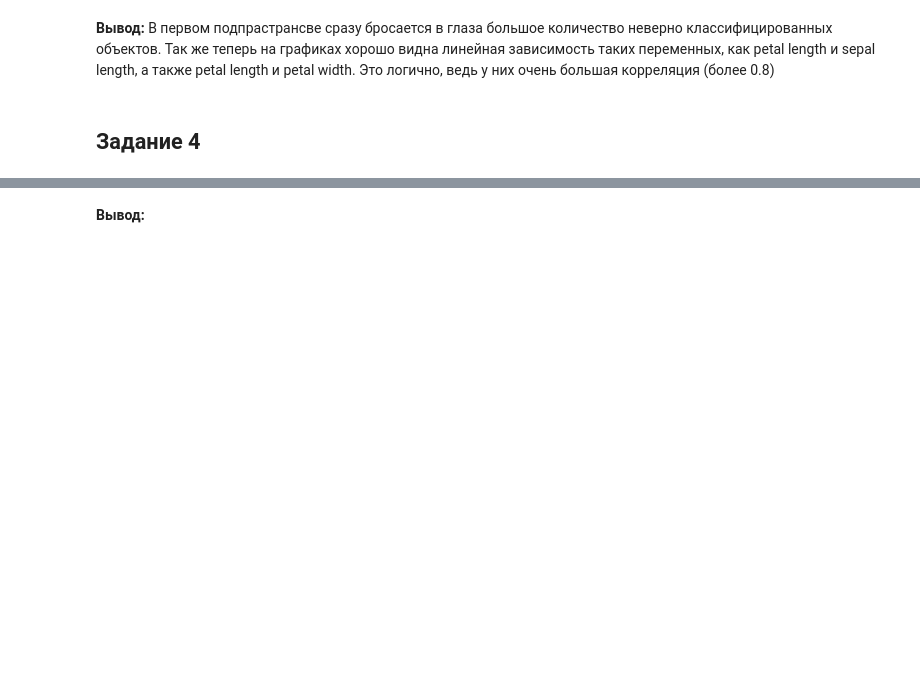
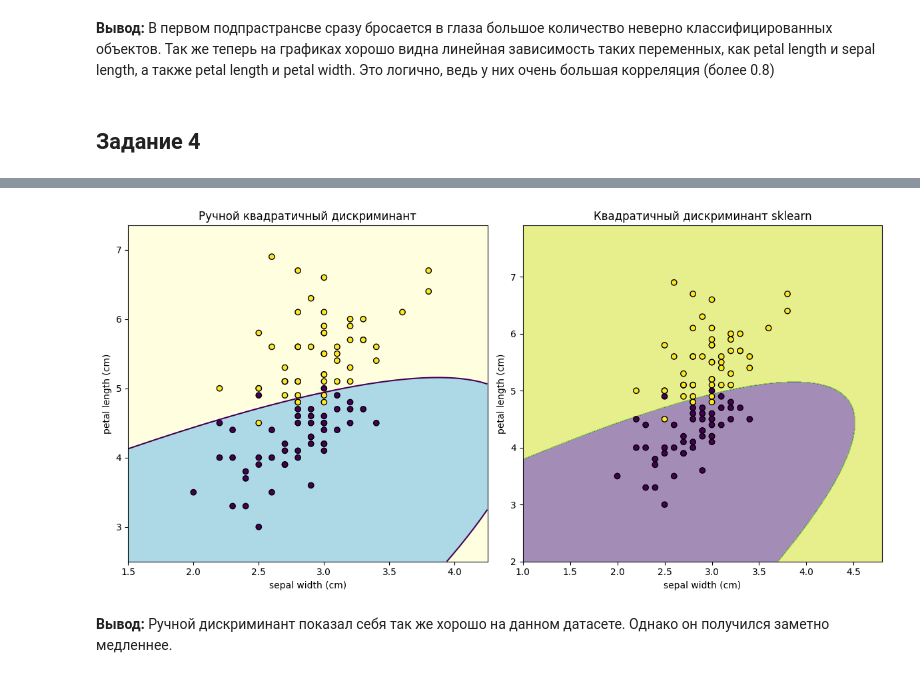
Before and after one commit to ssshhhiiissshhh/MMAD, a Jupyter notebook: Lab1_hints.ipynb, the cells around one changed output, grey strips where cells are left out. Drawn from its saved outputs; the diff is of its cells as text; code cells hidden in the pictures; blank space fills up the shorter version.

Commit message:
Add files via upload
Реализован квадратичный дискриминант

```diff
--- a/Lab1_hints.ipynb
+++ b/Lab1_hints.ipynb
@@ -285,3 +332,3 @@ def plot_decision_curve_comparison(X, y, h=0.01):
 # %%
-X_train = train[['sepal width (cm)', 'petal length (cm)']]
-y_train = train.target
+X = train[['sepal width (cm)', 'petal length (cm)']]
+y = train.target
@@ -302,2 +335,6 @@ array([[2.  , 3.  ],
-# %% [markdown]
-**Вывод:**
+# %%
+plot_decision_curve_comparison(X, y)
+# %% [output]
+[figure, added]
+# %% [markdown]
+**Вывод:** Ручной дискриминант показал себя так же хорошо на данном датасете. Однако он получился заметно медленнее.
```
Also changed, not shown: parts of 4 cells of this notebook, 1 other file.
